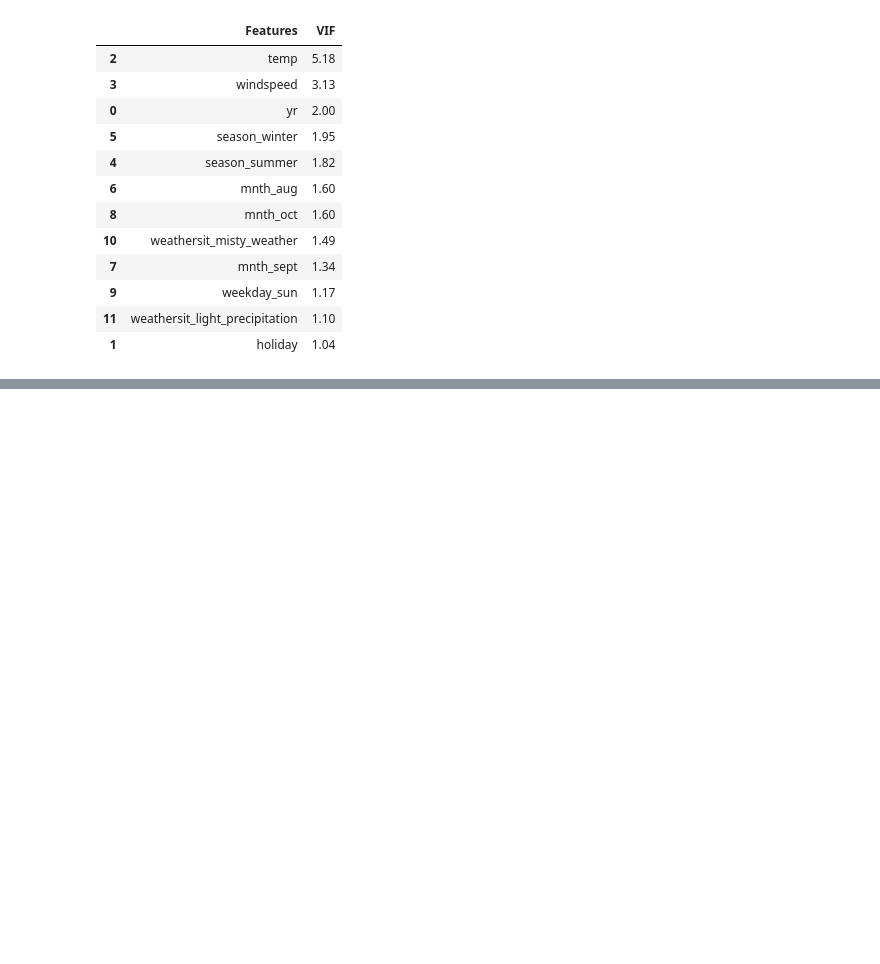
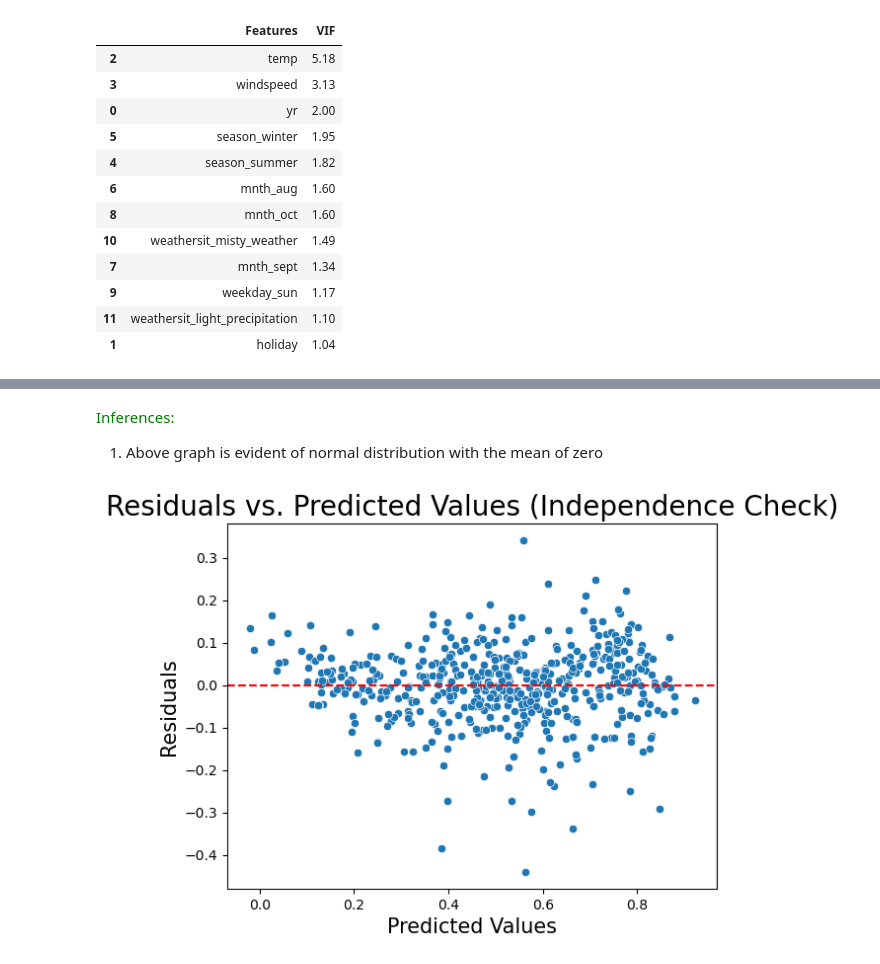
Before and after one commit to sunilkumarrudragada/bike-sharing-linear-regression, a Jupyter notebook: bike_sharing_linear_regression.ipynb, the cells around one changed output, grey strips where cells are left out. Drawn from its saved outputs; the diff is of its cells as text; code cells hidden in the pictures; blank space fills up the shorter version.

```diff
--- a/bike_sharing_linear_regression.ipynb
+++ b/bike_sharing_linear_regression.ipynb
@@ -845,0 +860,14 @@ Notes:
+# %% [markdown]
+<span style="color:green">Inferences: </br>
+1. Above graph is evident of normal distribution with the mean of zero
+</span>
+# %%
+# Assumption 2 Error terms are independent
+sns.scatterplot(x=y_train_pred, y=residual)
+plt.title('Residuals vs. Predicted Values (Independence Check)', fontdict={'fontsize': 20})
+plt.xlabel('Predicted Values', fontdict={'fontsize': 15})
+plt.ylabel('Residuals', fontdict={'fontsize': 15})
+plt.axhline(0, color='red', linestyle='--')  # Horizontal line at y=0
+plt.show()
+# %% [output]
+[figure, added]
```
Also changed, not shown: parts of 14 cells of this notebook.
